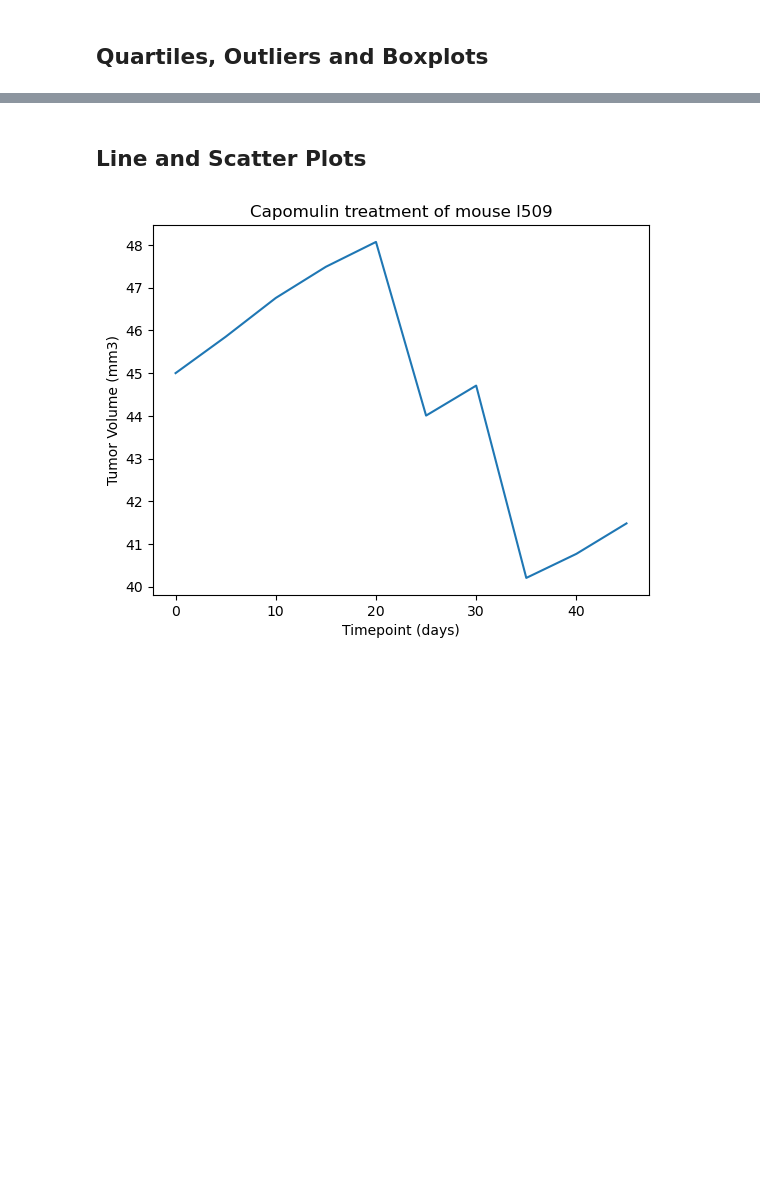
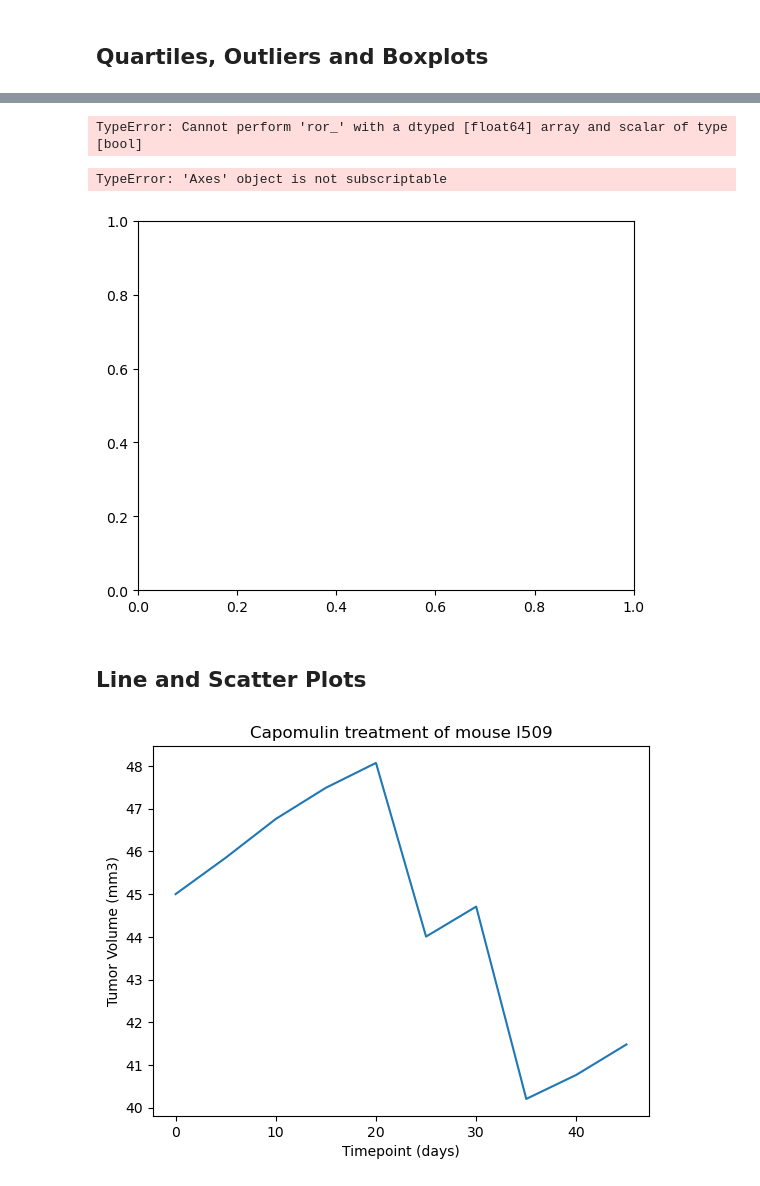
Before and after one commit to elidiak/-pymaceuticals-challenge, a Jupyter notebook: pymaceuticals_starter.ipynb, the cells around one changed output, grey strips where cells are left out. Cells and saved outputs as stored; diff of their text form; code cells hidden in the pictures; blank space fills up the shorter version.

```diff
--- a/pymaceuticals_starter.ipynb
+++ b/pymaceuticals_starter.ipynb
@@ -213,6 +206,10 @@ plt.plot()
 # Capomulin, Ramicane, Infubinol, and Ceftamin
 
 # Start by getting the last (greatest) timepoint for each mouse
-
+last_timepoint = clean_data.groupby("Mouse ID")["Timepoint"].max()
+last_timepoint_frame = last_timepoint.to_frame()
+join_list = ["Mouse ID","Timepoint"]
 
 # Merge this group df with the original DataFrame to get the tumor volume at the last timepoint
+tumor_data = last_timepoint_frame.merge(clean_data,on=join_list, how="inner")
+tumor_data
@@ -246,3 +230,55 @@ Ceftamin's potential outliers: Series([], Name: Tumor Volume (mm3), dtype: float
+# %%
+# Put treatments into a list for for loop (and later for plot labels)
+drug_list_2 = ["Capomulin","Ramicane","Infubinol","Ceftamin"]
+
+# Create empty list to fill with tumor vol data (for plotting)
+tumor_volume_data = []
+
+# Locate the rows which contain mice on each drug and get the tumor volumes
+capomulin_df = tumor_data[tumor_data["Drug Regimen"] == "Capomulin"]
+ramicane_df = tumor_data[tumor_data["Drug Regimen"] == "Ramicane"]
+infubinol_df = tumor_data[tumor_data["Drug Regimen"] == "Infubinol"]
+ceftamin_df = tumor_data[tumor_data["Drug Regimen"] == "Ceftamin"]
+
+# Calculate the IQR and quantitatively determine if there are any potential outliers.
+capomulin_iqr = capomulin_df[tumor_volume].quantile(0.75) - capomulin_df[tumor_volume].quantile(0.25)
+ramicane_iqr = ramicane_df[tumor_volume].quantile(0.75) - ramicane_df[tumor_volume].quantile(0.25)
+infubinol_iqr = infubinol_df[tumor_volume].quantile(0.75) - infubinol_df[tumor_volume].quantile(0.25)
+ceftamin_iqr = ceftamin_df[tumor_volume].quantile(0.75) - ceftamin_df[tumor_volume].quantile(0.25)
+
+# Determine outliers using upper and lower bounds
+capomulin_upper = capomulin_df[tumor_volume].quantile(0.75) + 1.5*capomulin_iqr
+capomulin_lower = capomulin_df[tumor_volume].quantile(0.25) - 1.5*capomulin_iqr
+ramicane_upper = ramicane_df[tumor_volume].quantile(0.75) + 1.5*ramicane_iqr
+ramicane_lower = ramicane_df[tumor_volume].quantile(0.25) - 1.5*ramicane_iqr
+infubinol_upper = infubinol_df[tumor_volume].quantile(0.75) + 1.5*infubinol_iqr
+infubinol_lower = infubinol_df[tumor_volume].quantile(0.25) - 1.5*infubinol_iqr
+ceftamin_upper = ceftamin_df[tumor_volume].quantile(0.75) + 1.5*ceftamin_iqr
+ceftamin_lower = ceftamin_df[tumor_volume].quantile(0.25) - 1.5*ceftamin_iqr
+
+#Outliers for each drug
+capomulin_outliers = capomulin_df[(capomulin_df[tumor_volume] > capomulin_upper | capomulin_df[tumor_volume] < capomulin_lower)]
+ramicane_outliers = ramicane_df[(ramicane_df[tumor_volume] > ramicane_upper | ramicane_df[tumor_volume] < ramicane_lower)]
+infubinol_outliers = infubinol_df[(infubinol_df[tumor_volume] > infubinol_upper | infubinol_df[tumor_volume] < infubinol_lower)]
+ceftamin_outliers = ceftamin_df[(ceftamin_df[tumor_volume] > ceftamin_upper | ceftamin_df[tumor_volume] < ceftamin_lower)]
+# %% [output]
+TypeError: Cannot perform 'ror_' with a dtyped [float64] array and scalar of type [bool]
+# %%
+# Generate a box plot that shows the distribution of the tumor volume for each treatment group.
+# with an assist from copilot
+
+fig, axs = plt.subplots(1,4)
+capomulin_df[tumor_volume].plot(kind="box", ax=axs[0])
+axs[0].set_title("Capomulin")
+ramicane_df[tumor_volume].plot(kind="box", ax=axs[1])
+axs[1].set_title("Ramicane")
+infubinol_df[tumor_volume].plot(kind="box", ax=axs[2])
+axs[2].set_title("Infubinol")
+ceftamin_df[tumor_volume].plot(kind="box", ax=axs[3])
+axs[3].set_title("Ceftamin")
+# %% [output]
+TypeError: 'Axes' object is not subscriptable
+[figure, added]
 # %% [markdown]
 ## Line and Scatter Plots
 # %%
```
Also changed, not shown: parts of 10 cells of this notebook, 1 other file.
